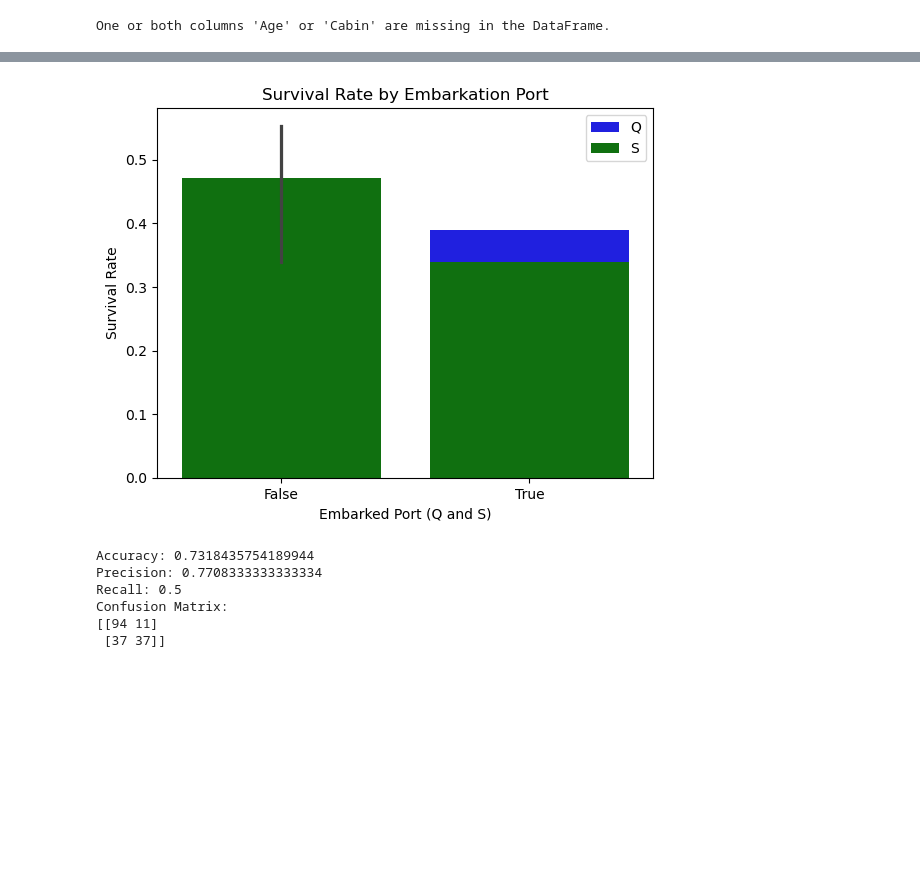
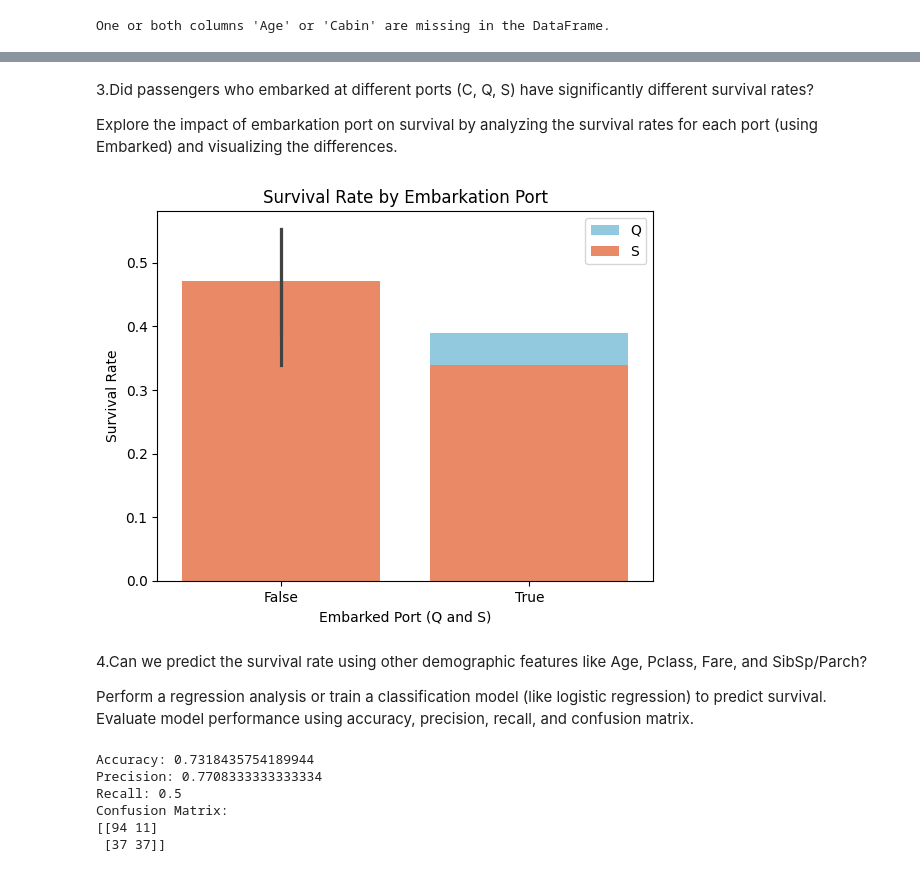
Before and after one commit to eftelakacori/Titanic_Project, a Jupyter notebook: Untitled.ipynb, the cells around one changed output, grey strips where cells are left out. Saved outputs shown, nothing was run; the diff lists cells and outputs as text; code cells hidden in the pictures; blank space fills up the shorter version.

```diff
--- a/Untitled.ipynb
+++ b/Untitled.ipynb
@@ -95,0 +135,8 @@ Use a simple bar plot to show how many people survived versus how many did not.
+# %%
+import seaborn as sns
+
+# Load Titanic dataset from Seaborn
+titanic_data = sns.load_dataset('titanic')
+
+# Get a summary of the dataset including column names, data types, and non-null counts
+titanic_data.info()
@@ -185,18 +315,0 @@ You may need to convert categorical columns into numerical formats using encodin
-# %%
-from sklearn.preprocessing import LabelEncoder
-
-# Mbush vlerat e munguara për 'age' me median
-titanic_data['age'] = titanic_data['age'].fillna(titanic_data['age'].median())
-
-# Mbush vlerat e munguara për 'embarked' me modën
-titanic_data['embarked'] = titanic_data['embarked'].fillna(titanic_data['embarked'].mode()[0])
-
-# One-Hot Encoding për kolonën 'embarked'
-titanic_data = pd.get_dummies(titanic_data, columns=['embarked'], drop_first=True)
-
-# Label Encoding për kolonën 'sex'
-label_encoder = LabelEncoder()
-titanic_data['sex'] = label_encoder.fit_transform(titanic_data['sex'])
-
-# Kontrollo të dhënat
-print(titanic_data.head())
@@ -326,0 +348,6 @@ plt.show()  # Display the heatmap
+# %%
+# Drop the original 'embarked' column if it's still there
+titanic_data = titanic_data.drop(columns=['embark_town'])
+
+# Display the first few rows to verify the changes
+print(titanic_data.head())
@@ -370,19 +553,23 @@ Explore the impact of embarkation port on survival by analyzing the survival rat
+# %% [markdown]
+3.Did passengers who embarked at different ports (C, Q, S) have significantly different survival rates?
+
+Explore the impact of embarkation port on survival by analyzing the survival rates for each port (using Embarked) and visualizing the differences.
 # %%
 import seaborn as sns
 import matplotlib.pyplot as plt
 
 # Shiko mesataren e mbijetesës për çdo port (Q, S)
 embarked_survival = titanic_data[['embarked_Q', 'embarked_S', 'survived']].groupby(['embarked_Q', 'embarked_S'])['survived'].mean().reset_index()
 
 # Vizualizo me një bar plot
-sns.barplot(x='embarked_Q', y='survived', data=embarked_survival, color='blue', label='Q')
-sns.barplot(x='embarked_S', y='survived', data=embarked_survival, color='green', label='S')
+sns.barplot(x='embarked_Q', y='survived', data=embarked_survival, color='skyblue', label='Q')
+sns.barplot(x='embarked_S', y='survived', data=embarked_survival, color='coral', label='S')
 
 # Titulli dhe etiketat
 plt.title('Survival Rate by Embarkation Port')
 plt.xlabel('Embarked Port (Q and S)')
 plt.ylabel('Survival Rate')
 plt.legend()
 plt.show()
 # %% [output]
-[figure, old version]
+[figure, new version]
@@ -395,3 +576,7 @@ X.loc[:, 'age'] = X['age'].fillna(X['age'].median())
+# %% [markdown]
+4.Can we predict the survival rate using other demographic features like Age, Pclass, Fare, and SibSp/Parch?
+
+Perform a regression analysis or train a classification model (like logistic regression) to predict survival. Evaluate model performance using accuracy, precision, recall, and confusion matrix.
 # %%
 import pandas as pd
 from sklearn.model_selection import train_test_split
```
Also changed, not shown: parts of 73 cells of this notebook.
